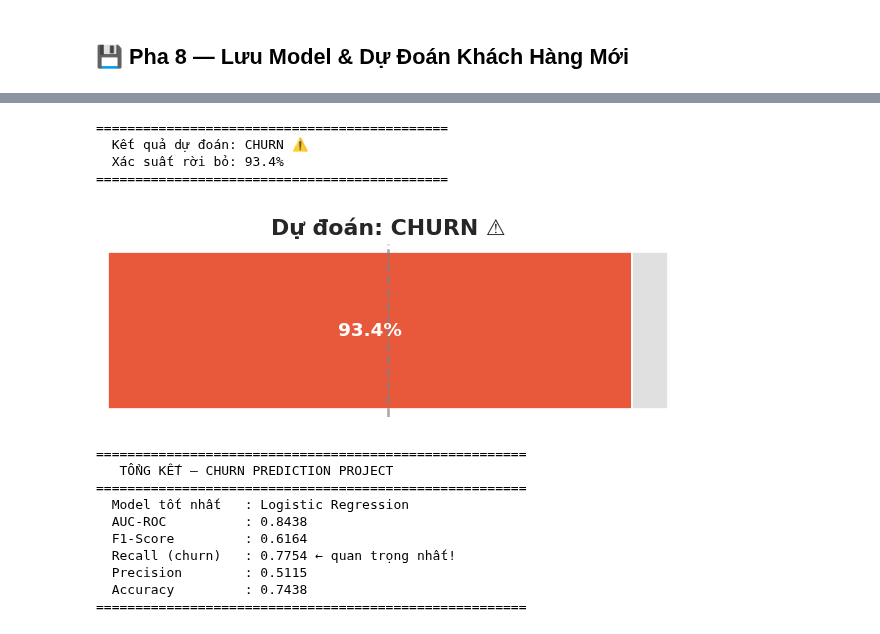
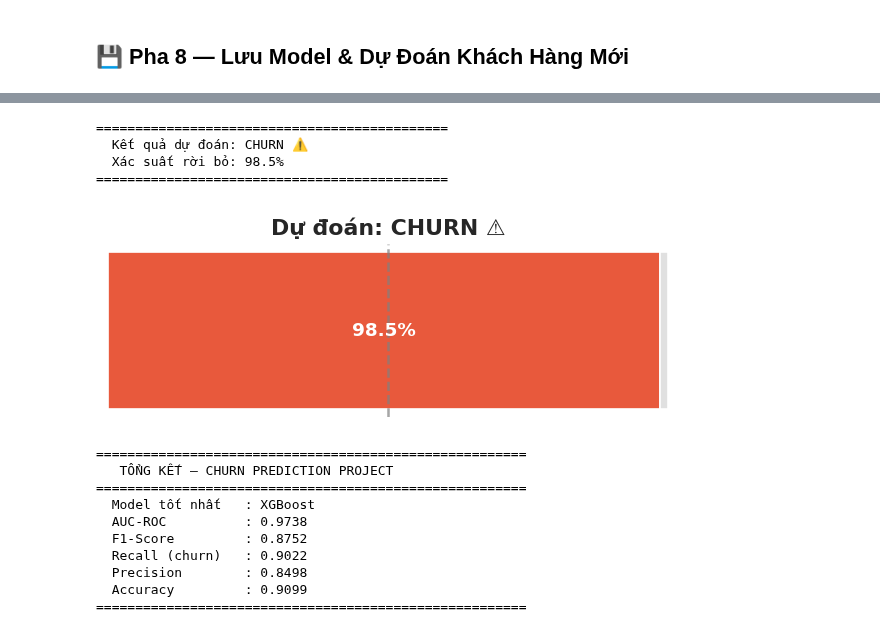
Before and after one commit to haiyen2602/ChurnPredictionProject, a Jupyter notebook: Churn_Prediction_Final_Project.ipynb, the cells around one changed output, grey strips where cells are left out. Saved outputs shown, nothing was run; the diff lists cells and outputs as text; code cells hidden in the pictures.

```diff
--- a/Churn_Prediction_Final_Project.ipynb
+++ b/Churn_Prediction_Final_Project.ipynb
@@ -293,23 +334,23 @@ Test (giữ nguyên): {0: 1035, 1: 374}
 # Định nghĩa 5 models
 MODELS = {
     'Logistic Regression': LogisticRegression(
-        C=1.0, max_iter=1000, random_state=SEED
+        C=1.0, max_iter=1000, random_state=42, n_jobs=-1
     ),
     'Decision Tree': DecisionTreeClassifier(
-        max_depth=6, min_samples_leaf=10, random_state=SEED
+        max_depth=6, min_samples_leaf=10, random_state=42
     ),
     'Random Forest': RandomForestClassifier(
-        n_estimators=200, max_depth=10, min_samples_leaf=5,
-        random_state=SEED, n_jobs=-1
+        n_estimators=200, max_depth=7, min_samples_leaf=5,
+        random_state=42, n_jobs=-1
     ),
     'XGBoost': XGBClassifier(
         n_estimators=200, max_depth=5, learning_rate=0.05,
         subsample=0.8, colsample_bytree=0.8,
         use_label_encoder=False, eval_metric='logloss',
-        random_state=SEED, n_jobs=-1
+        random_state=42, n_jobs=-1
     ),
     'SVM': SVC(
-        C=1.0, kernel='rbf', probability=True, random_state=SEED
+        C=1.0, kernel='rbf', probability=True, random_state=42
     ),
 }
 
@@ -594,6 +635,7 @@ def explain_single_prediction(explainer, model, X_sample, feature_names, idx=0):
 
 # Dùng XGBoost làm model chính để giải thích
 xgb_model = trained_models['XGBoost']
+feature_names = X.columns # Define feature_names
 explainer, shap_values = plot_shap_summary(xgb_model, X_test, feature_names, 'XGBoost')
 plot_feature_importance(xgb_model, feature_names, top_n=15)
 # %% [output]
@@ -657,46 +699,64 @@ def predict_new_customer(model, scaler, feature_names, customer_dict):
     print('=' * 45)
 
     # Bar chart xác suất
     fig, ax = plt.subplots(figsize=(5, 2))
     color = COLORS['churn'] if prob > 0.5 else COLORS['no_churn']
     ax.barh(['Xác suất churn'], [prob], color=color, height=0.4)
     ax.barh(['Xác suất churn'], [1 - prob], left=[prob],
             color='#e0e0e0', height=0.4)
     ax.axvline(x=0.5, color='gray', linestyle='--', alpha=0.7)
     ax.text(prob/2, 0, f'{prob:.1%}', ha='center', va='center',
             color='white', fontweight='bold')
     ax.set_xlim(0, 1)
     ax.set_title(f'Dự đoán: {pred}', fontweight='bold')
     ax.axis('off')
     plt.tight_layout()
     plt.show()
     return prob
 
 # -------------------------------------------------------
 # VÍ DỤ: khách hàng mới — thay các giá trị theo nhu cầu
+# Sử dụng cột từ X_train_raw.iloc[0] làm ví dụ.
 # -------------------------------------------------------
-# Sau encode: gender(0=F,1=M), Partner(0=No,1=Yes), Dependents(0/1)
-# Contract(0=M2M, 1=1yr, 2=2yr), InternetService(0=DSL,1=Fiber,2=No)
-# PaymentMethod(0=Bank transfer,1=Credit card,2=E-check,3=M-check)
 
 new_customer = {
-    'gender': 1, 'SeniorCitizen': 0, 'Partner': 0, 'Dependents': 0,
-    'tenure': 2, 'PhoneService': 1, 'MultipleLines': 0,
-    'InternetService': 1, 'OnlineSecurity': 0, 'OnlineBackup': 0,
-    'DeviceProtection': 0, 'TechSupport': 0, 'StreamingTV': 1,
-    'StreamingMovies': 1, 'Contract': 0, 'PaperlessBilling': 1,
-    'PaymentMethod': 2, 'MonthlyCharges': 85.5, 'TotalCharges': 171.0,
-    'ChargePerTenure': 85.5 / (2 + 1),
-    'NumServices': 5
+    'Client_gender': 1.0,
+    'Age': 39.89066030999999,
+    'Staff_VIB': 0.0,
+    'Tenure': 6.844440810000001,
+    'SMS': 0.0,
+    'Verify_method': 0.0,
+    'EB_register_channel': 0.0,
+    'No_Activity_Name': 11.0,
+    'Type_Transactions': 3.0,
+    'Total_trans_no': 20.0,
+    'Avg_Trans_no_month': 1.5,
+    'Avg_Trans_Amount': 5000000.0,
+    'Max_Trans_Amount': 10000000.0,
+    'Min_Trans_Amount': 100000.0,
+    'No_CurrentAccount': 1.0,
+    'Avg_CurrentAccount_Balance': 20000000.0,
+    'Max_CurrentAccount_Balance': 30000000.0,
+    'Min_CurrentAccount_Balance': 5000000.0,
+    'No_TermDeposit': 0.0,
+    'Avg_TermDeposit_Balance': 0.0,
+    'Max_TermDeposit_Balance': 0.0,
+    'Min_TermDeposit_Balance': 0.0,
+    'No_Loan': 0.0,
+    'Avg_Loan_Balance': 0.0,
+    'Max_Loan_Balance': 0.0,
+    'Min_Loan_Balance': 0.0,
+    'No_CC': 1.0,
+    'No_DC': 1.0
 }
 
 prob = predict_new_customer(best_model, scaler, feature_names, new_customer)
 # %% [output]
 =============================================
   Kết quả dự đoán: CHURN ⚠️
-  Xác suất rời bỏ: 93.4%
+  Xác suất rời bỏ: 98.5%
 =============================================
-[figure, old version]
+[figure, new version]
 # %%
 # ============================================================
 # TỔNG KẾT PROJECT
@@ -709,7 +769,7 @@ best_metrics = evaluate_model(best_model, X_test, y_test, best_model_name)
 print(f'  Model tốt nhất   : {best_model_name}')
 print(f'  AUC-ROC          : {best_metrics["AUC-ROC"]}')
 print(f'  F1-Score         : {best_metrics["F1"]}')
-print(f'  Recall (churn)   : {best_metrics["Recall"]} ← quan trọng nhất!')
+print(f'  Recall (churn)   : {best_metrics["Recall"]} ')
 print(f'  Precision        : {best_metrics["Precision"]}')
 print(f'  Accuracy         : {best_metrics["Accuracy"]}')
 print('='*55)
@@ -717,10 +777,10 @@ print('='*55)
 =======================================================
    TỔNG KẾT — CHURN PREDICTION PROJECT
 =======================================================
-  Model tốt nhất   : Logistic Regression
-  AUC-ROC          : 0.8438
-  F1-Score         : 0.6164
-  Recall (churn)   : 0.7754 ← quan trọng nhất!
-  Precision        : 0.5115
-  Accuracy         : 0.7438
+  Model tốt nhất   : XGBoost
+  AUC-ROC          : 0.9738
+  F1-Score         : 0.8752
+  Recall (churn)   : 0.9022
+  Precision        : 0.8498
+  Accuracy         : 0.9099
 =======================================================
```
Also changed, not shown: parts of 17 cells of this notebook, 3 other files.
